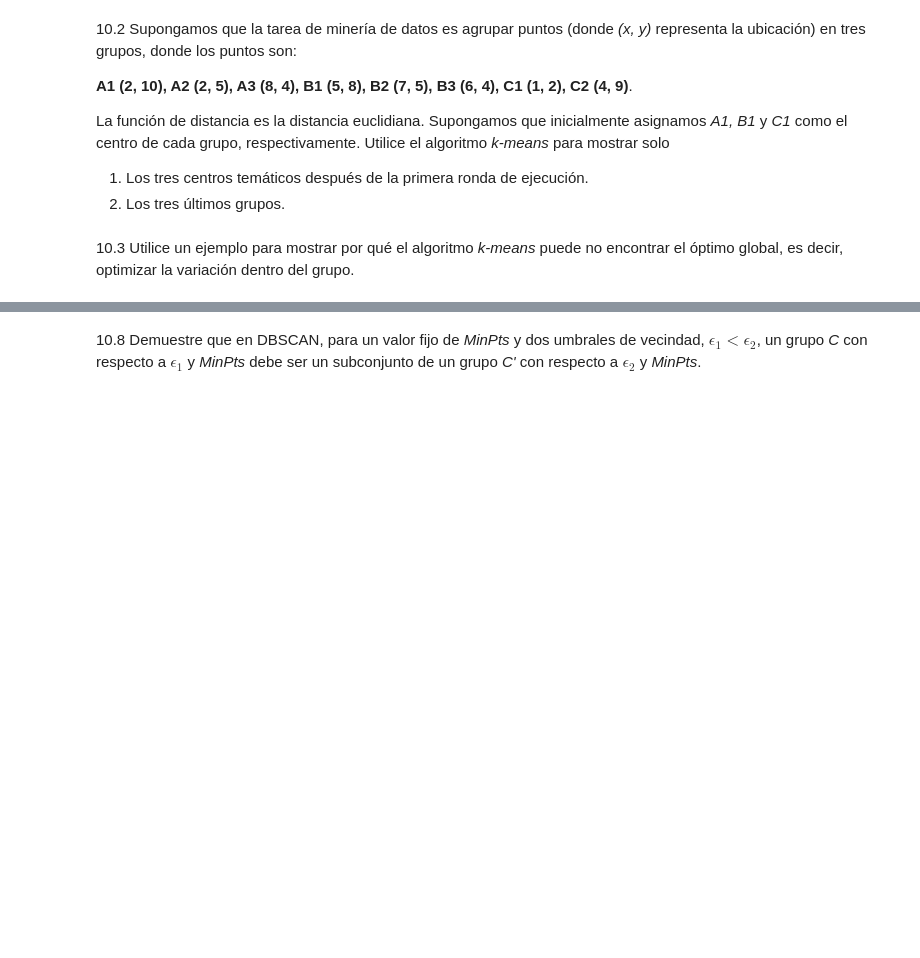
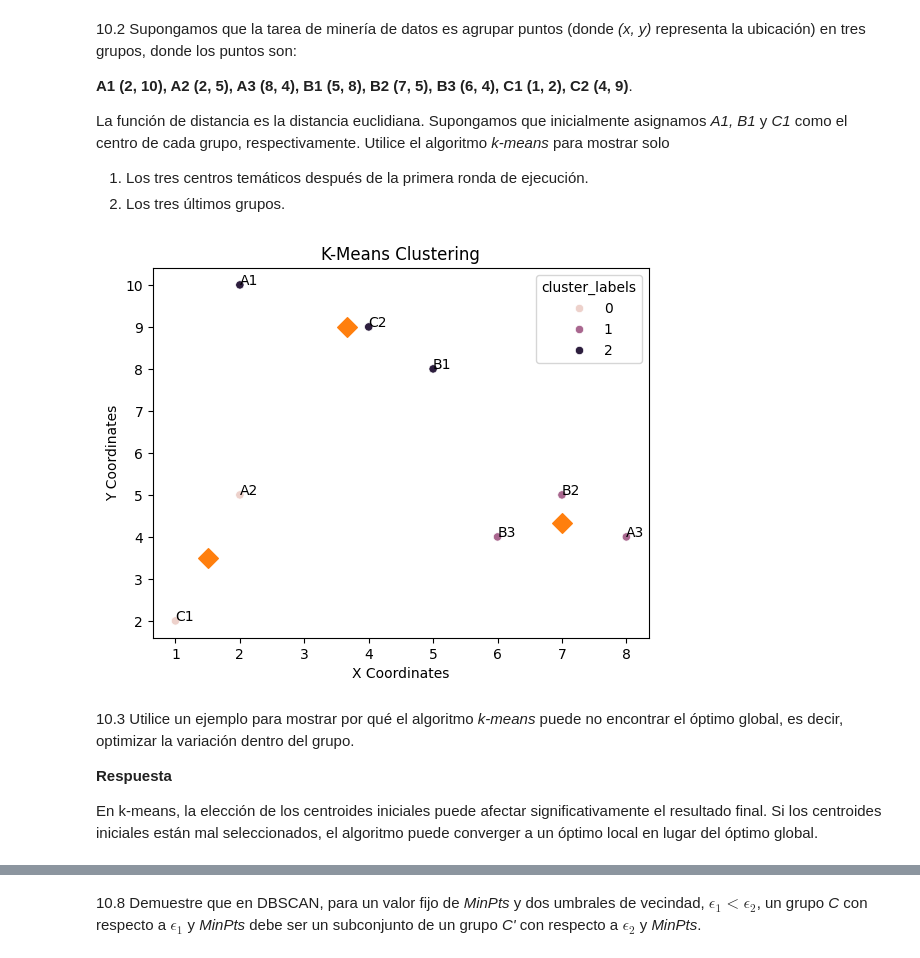
Before and after one commit to MaritzaB/data_minning, a Jupyter notebook: notebooks/MD03/MD03_AnaMaritzaBello_T01C_Ejercicios_Cap10.ipynb, the cells around one changed output, grey strips where cells are left out. Drawn from its saved outputs; the diff is of its cells as text; code cells hidden in the pictures; blank space fills up the shorter version.

```diff
--- a/notebooks/MD03/MD03_AnaMaritzaBello_T01C_Ejercicios_Cap10.ipynb
+++ b/notebooks/MD03/MD03_AnaMaritzaBello_T01C_Ejercicios_Cap10.ipynb
@@ -22,5 +29,43 @@ Presenta: Ana Maritza Bello
 La función de distancia es la distancia euclidiana. Supongamos que inicialmente asignamos _A1, B1_ y _C1_ como el centro de cada grupo, respectivamente. Utilice el algoritmo _k-means_ para mostrar solo
 1.  Los tres centros temáticos después de la primera ronda de ejecución.
 1.  Los tres últimos grupos.
+# %%
+import matplotlib.pyplot as plt
+import seaborn as sns
+import pandas as pd
+from scipy.cluster.vq import kmeans, vq
+
+points = {
+    'name': ['A1', 'A2', 'A3', 'B1', 'B2', 'B3', 'C1', 'C2'],
+    'x_coords': [2, 2, 8, 5, 7, 6, 1, 4],
+    'y_coords': [10, 5, 4, 8, 5, 4, 2, 9]
+}
+
+df = pd.DataFrame(points, columns=['name', 'x_coords', 'y_coords'])
+
+df[['x_coords', 'y_coords']] = df[['x_coords', 'y_coords']].astype(float)
+
+# Set iter to 1 to see the initial cluster centers
+cluster_centers, distortion = kmeans(df[['x_coords', 'y_coords']], 3, iter=1)
+df['cluster_labels'], _ = vq(df[['x_coords', 'y_coords']], cluster_centers)
+
+sns.scatterplot(x='x_coords', y='y_coords', hue='cluster_labels', data=df)
+
+# Print cluster centers
+plt.scatter(cluster_centers[:, 0], cluster_centers[:, 1], marker='D', s=100)
+
+for i in range(len(df)):
+    plt.text(df['x_coords'][i], df['y_coords'][i], df['name'][i])
+
+plt.title('K-Means Clustering')
+plt.xlabel('X Coordinates')
+plt.ylabel('Y Coordinates')
+plt.show()
+# %% [output]
+[figure, added]
 # %% [markdown]
 10.3 Utilice un ejemplo para mostrar por qué el algoritmo _k-means_ puede no encontrar el óptimo global, es decir, optimizar la variación dentro del grupo.
+
+**Respuesta**
+
+En k-means, la elección de los centroides iniciales puede afectar significativamente el resultado final. Si los centroides iniciales están mal seleccionados, el algoritmo puede converger a un óptimo local en lugar del óptimo global.
```
Also changed, not shown: parts of 8 cells of this notebook.
